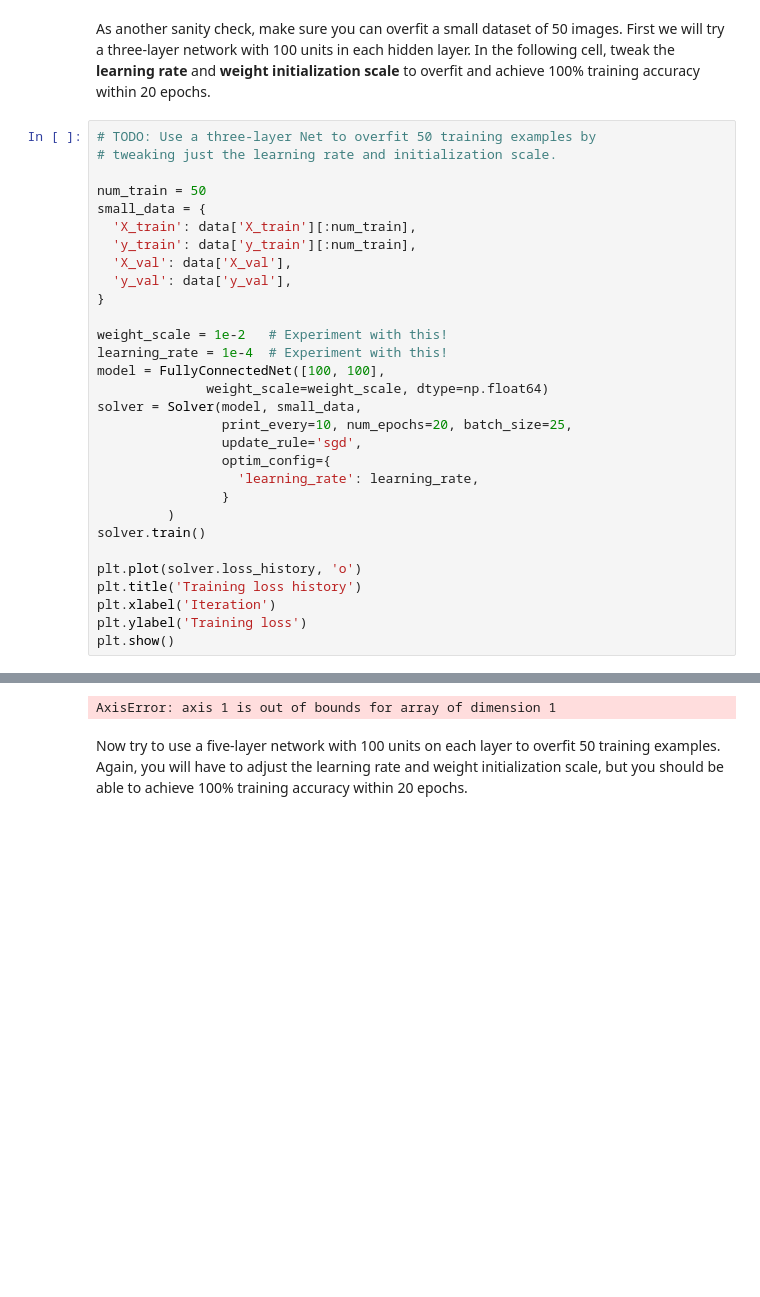
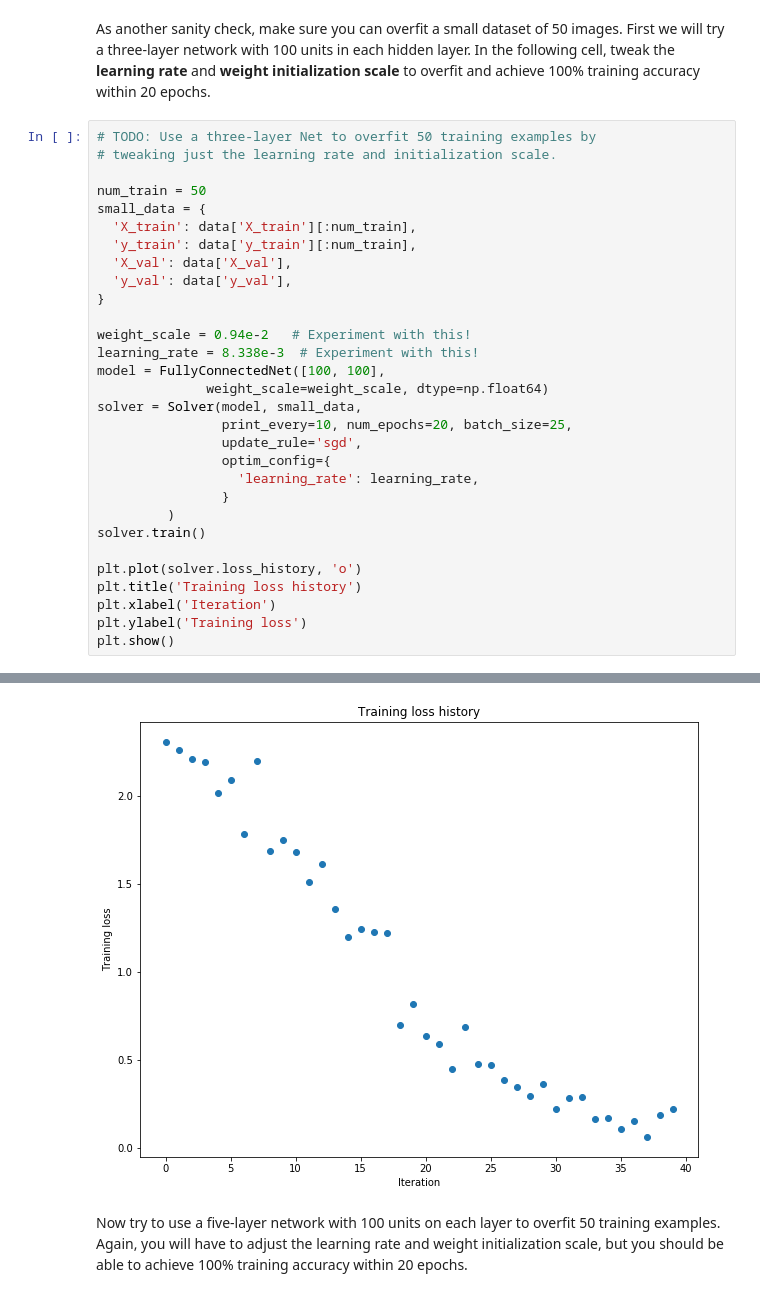
Before and after one commit to ZhiquanW/CS231n-Coursework, a Jupyter notebook: assignment2/FullyConnectedNets.ipynb, the cells around one changed output, grey strips where cells are left out. Saved outputs shown, nothing was run; the diff lists cells and outputs as text; blank space fills up the shorter version.

```diff
--- a/assignment2/FullyConnectedNets.ipynb
+++ b/assignment2/FullyConnectedNets.ipynb
@@ -436,8 +479,8 @@ small_data = {
   'y_val': data['y_val'],
 }
 
-weight_scale = 1e-2   # Experiment with this!
-learning_rate = 1e-4  # Experiment with this!
+weight_scale = 0.94e-2   # Experiment with this!
+learning_rate = 8.338e-3  # Experiment with this!
 model = FullyConnectedNet([100, 100],
               weight_scale=weight_scale, dtype=np.float64)
 solver = Solver(model, small_data,
@@ -459,4 +518,4 @@ plt.show()
-AxisError: axis 1 is out of bounds for array of dimension 1
+[figure, added]
 # %% [markdown]
 Now try to use a five-layer network with 100 units on each layer to overfit 50 training examples. Again, you will have to adjust the learning rate and weight initialization scale, but you should be able to achieve 100% training accuracy within 20 epochs.
 # %%
```
Also changed, not shown: parts of 16 cells of this notebook, 1 other file.
